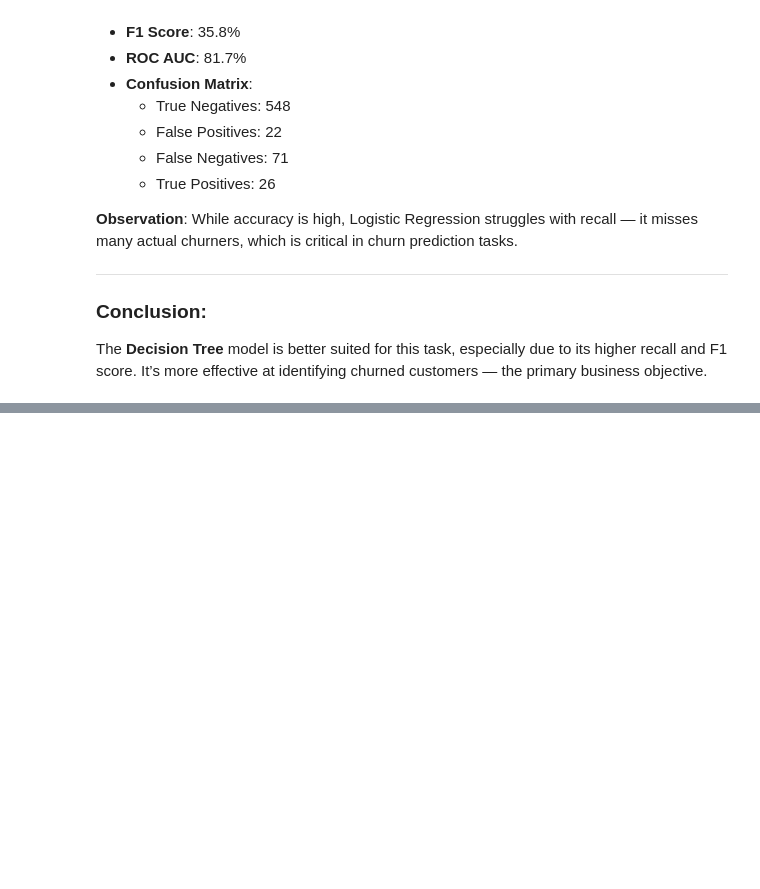
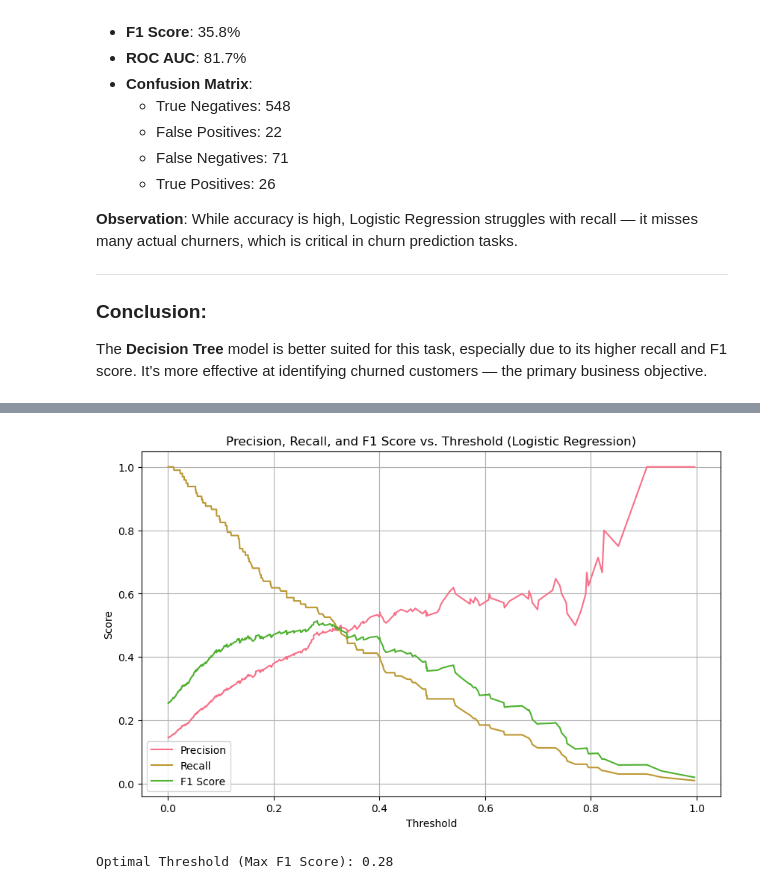
Before and after one commit to g-eez/phase-3-project, a Jupyter notebook: notebook.ipynb, the cells around one changed output, grey strips where cells are left out. Saved outputs shown, nothing was run; the diff lists cells and outputs as text; code cells hidden in the pictures; blank space fills up the shorter version.

```diff
--- a/notebook.ipynb
+++ b/notebook.ipynb
@@ -777,0 +902,31 @@ The **Decision Tree** model is better suited for this task, especially due to it
+# %%
+from sklearn.metrics import precision_recall_curve
+
+# Get predicted probabilities
+y_scores = log_reg.predict_proba(X_test_scaled)[:, 1]
+
+# Generate precision, recall, and thresholds
+precisions, recalls, thresholds = precision_recall_curve(y_test, y_scores)
+
+# Compute F1 scores for each threshold
+f1_scores = 2 * (precisions * recalls) / (precisions + recalls + 1e-8)
+
+# Plot the metrics vs. threshold
+plt.figure(figsize=(10, 6))
+plt.plot(thresholds, precisions[:-1], label="Precision")
+plt.plot(thresholds, recalls[:-1], label="Recall")
+plt.plot(thresholds, f1_scores[:-1], label="F1 Score")
+plt.xlabel("Threshold")
+plt.ylabel("Score")
+plt.title("Precision, Recall, and F1 Score vs. Threshold (Logistic Regression)")
+plt.legend()
+plt.grid(True)
+plt.show()
+
+# Find best threshold by max F1
+optimal_idx = np.argmax(f1_scores)
+optimal_threshold = thresholds[optimal_idx]
+print(f"Optimal Threshold (Max F1 Score): {optimal_threshold:.2f}")
+# %% [output]
+[figure, added]
+Optimal Threshold (Max F1 Score): 0.28
```
Also changed, not shown: parts of 19 cells of this notebook.
